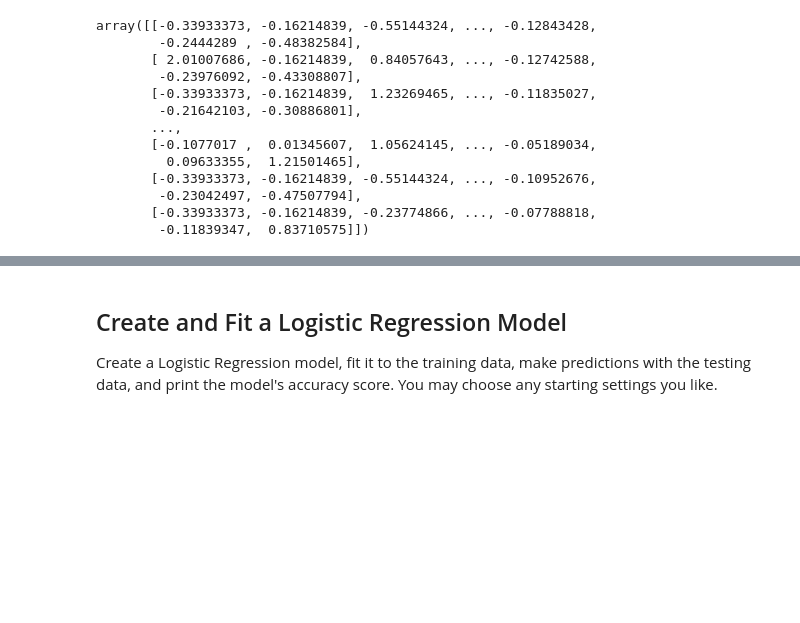
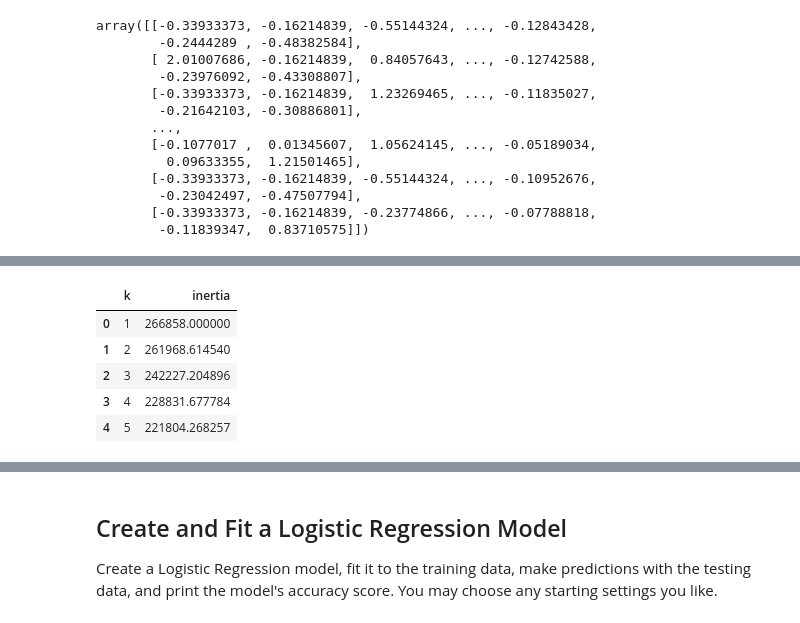
Before and after one commit to chinnamanaidu/classification-challenge, a Jupyter notebook: spam_detector.ipynb, the cells around one changed output, grey strips where cells are left out. Cells and saved outputs as stored; diff of their text form; code cells hidden in the pictures; blank space fills up the shorter version.

```diff
--- a/spam_detector.ipynb
+++ b/spam_detector.ipynb
@@ -202,0 +296,21 @@ array([[-0.33933373, -0.16214839, -0.55144324, ..., -0.12843428,
+# %%
+# Create a a list to store inertia values and the values of k
+from sklearn.cluster import KMeans
+inertia = []
+k = list(range(1, 11))
+for i in k:
+    k_model = KMeans(n_clusters=i, n_init='auto', random_state=0)
+    k_model.fit(spam_scaled_sales_df)
+    inertia.append(k_model.inertia_)
+elbow_data = {"k": k, "inertia": inertia}
+df_elbow = pd.DataFrame(elbow_data)
+
+# Review the DataFrame
+df_elbow.head()
+# %% [output]
+|  | k | inertia |
+| 0 | 1 | 266858.000000 |
+| 1 | 2 | 261968.614540 |
+| 2 | 3 | 242227.204896 |
+| 3 | 4 | 228831.677784 |
+| 4 | 5 | 221804.268257 |
```
Also changed, not shown: parts of 12 cells of this notebook.
